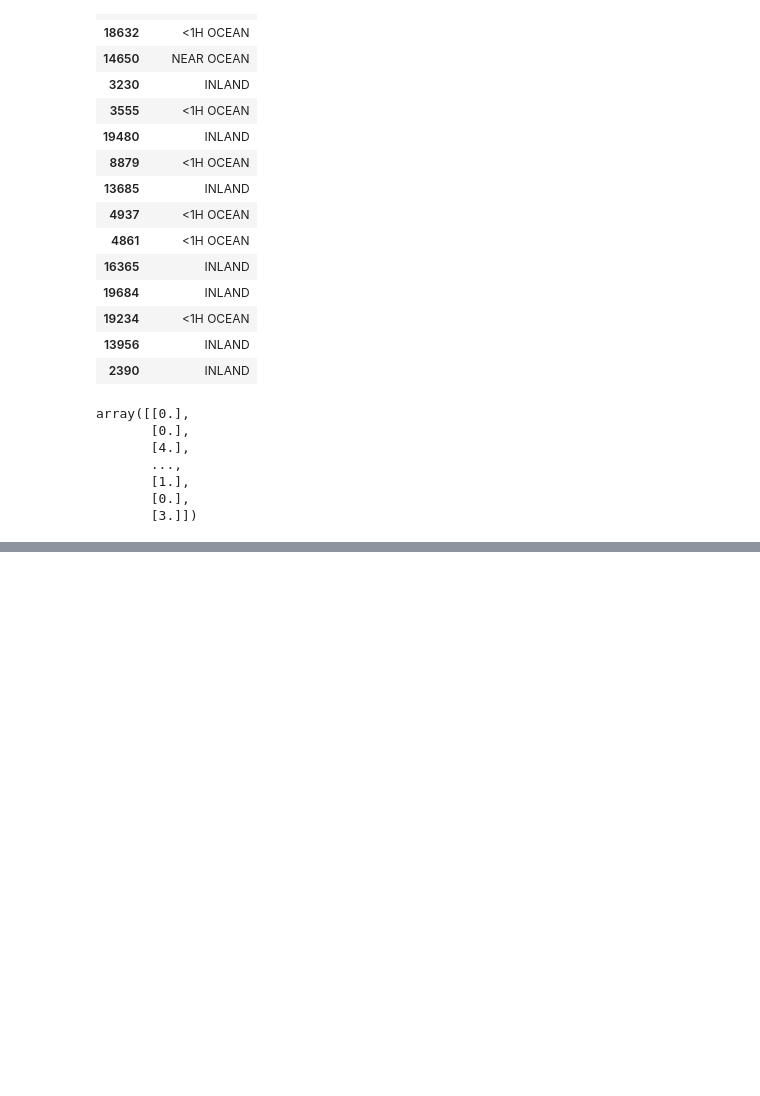
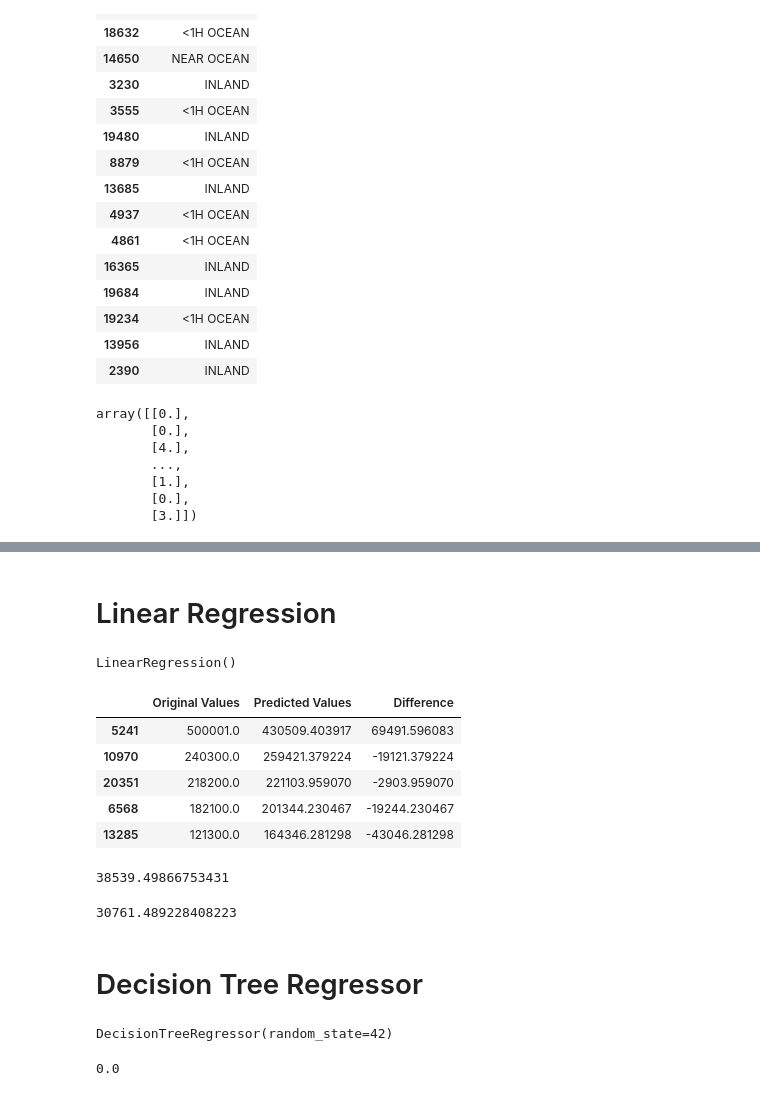
Before and after one commit to jubaljacob/Housing_ml, a Jupyter notebook: Housing_ML.ipynb, the cells around one changed output, grey strips where cells are left out. Saved outputs shown, nothing was run; the diff lists cells and outputs as text; code cells hidden in the pictures; blank space fills up the shorter version.

```diff
--- a/Housing_ML.ipynb
+++ b/Housing_ML.ipynb
@@ -344,0 +405,7 @@ array([[0.],
+# %%
+from sklearn.preprocessing import StandardScaler
+
+scaler = StandardScaler()
+
+housing_scaled = scaler.fit_transform(housing_feature_engineered)
+housing_scaled
@@ -344,0 +484,3 @@ array([[0.],
+# %%
+train_data, train_labels , features = data_transformations(strat_train_set)
+train_data
@@ -344,0 +501,3 @@ array([[0.],
+# %%
+test_data, test_labels , features = data_transformations(strat_test_set)
+test_data
@@ -344,0 +518,60 @@ array([[0.],
+# %% [markdown]
+# Linear Regression
+# %%
+from sklearn.linear_model import LinearRegression
+
+lin_reg = LinearRegression()
+lin_reg.fit(train_data,train_labels)
+# %% [output]
+LinearRegression()
+# %%
+# Comparison against Test Data
+
+
+original_values = test_labels[:5] #test labels is median house values
+predicted_values = lin_reg.predict(test_data[:5])
+
+comparision_df = pd.DataFrame(data={"Original Values":original_values, "Predicted Values": predicted_values})
+
+comparision_df["Difference"] = comparision_df["Original Values"] - comparision_df["Predicted Values"]
+
+comparision_df
+# %% [output]
+|  | Original Values | Predicted Values | Difference |
+| 5241 | 500001.0 | 430509.403917 | 69491.596083 |
+| 10970 | 240300.0 | 259421.379224 | -19121.379224 |
+| 20351 | 218200.0 | 221103.959070 | -2903.959070 |
+| 6568 | 182100.0 | 201344.230467 | -19244.230467 |
+| 13285 | 121300.0 | 164346.281298 | -43046.281298 |
+# %%
+from sklearn.metrics import mean_squared_error
+
+lin_mse = mean_squared_error(original_values,predicted_values)
+lin_rmse = np.sqrt(lin_mse)
+lin_rmse
+# %% [output]
+38539.49866753431
+# %%
+## bringing in metrics
+
+from sklearn.metrics import mean_absolute_error
+
+lin_mae = mean_absolute_error(original_values, predicted_values)
+lin_mae
+# %% [output]
+30761.489228408223
+# %% [markdown]
+# Decision Tree Regressor
+# %%
+from sklearn.tree import DecisionTreeRegressor
+
+tree_reg = DecisionTreeRegressor(random_state=42)
+tree_reg.fit(train_data, train_labels)
+# %% [output]
+DecisionTreeRegressor(random_state=42)
+# %%
+train_predictions = tree_reg.predict(train_data)
+tree_mse = mean_squared_error(train_labels, train_predictions)
+tree_mse
+# %% [output]
+0.0
```
Also changed, not shown: parts of 21 cells of this notebook.
